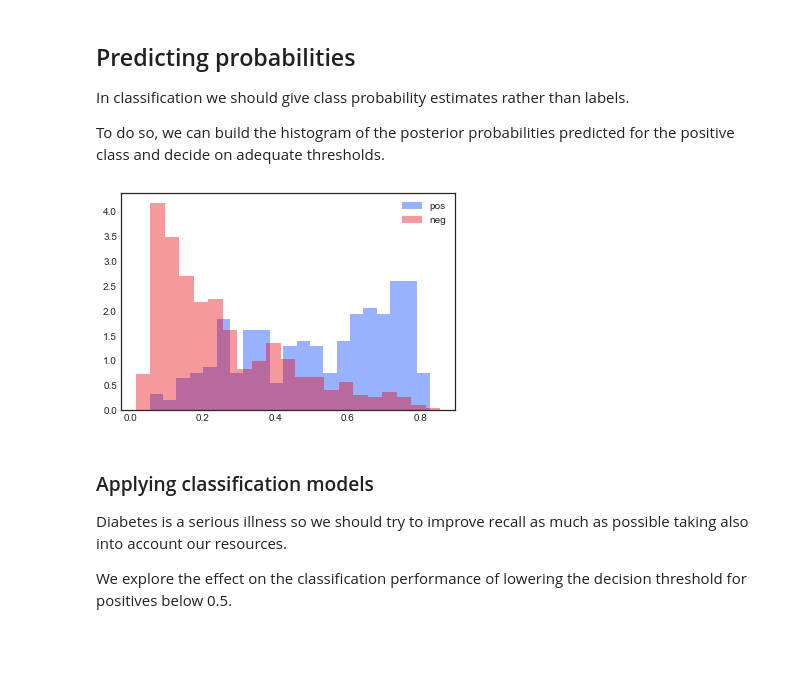
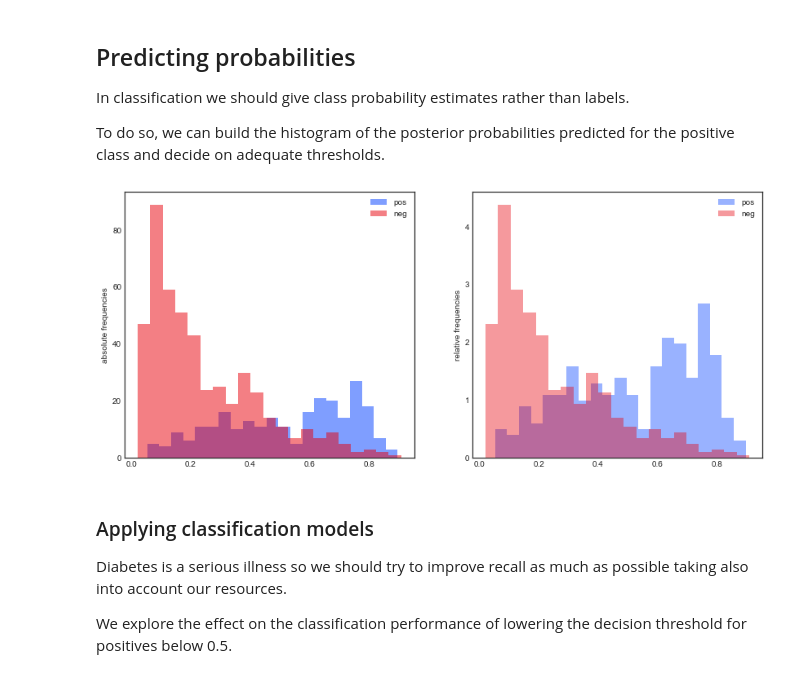
Before and after one commit to joseDorronsoro/Neural-Networks-for-Regression-and-Classification, a Jupyter notebook: nn_clasificacion_pima_2018.ipynb, the cells around one changed output. Drawn from its saved outputs; the diff is of its cells as text; code cells hidden in the pictures; blank space fills up the shorter version.

```diff
--- a/nn_clasificacion_pima_2018.ipynb
+++ b/nn_clasificacion_pima_2018.ipynb
@@ -523,8 +523,9 @@ hidden_layer_sizes = (20, 20)
 
 mlp_c = MLPClassifier(hidden_layer_sizes=hidden_layer_sizes,
                       solver='adam', activation='relu',
-                      tol=1.e-4, warm_start=True,
-                      shuffle=True, verbose=1)
+                      tol=1.e-4, max_iter=1000,
+                      warm_start=True,
+                      shuffle=True)
 
 mlp_c_alpha_search = GridSearchCV(mlp_c, param_grid=param_grid, cv=StratifiedKFold(n_folds, shuffle=True),
                                   scoring='accuracy',
@@ -567,0 +552,8 @@ GridSearchCV(cv=StratifiedKFold(n_splits=10, random_state=None, shuffle=True),
+# %%
+mlp_c = MLPClassifier(hidden_layer_sizes=hidden_layer_sizes,
+                      solver='adam', activation='relu',
+                      alpha=mlp_c_alpha_search.best_params_['alpha'],
+                      tol=1.e-4, max_iter=1000,
+                      shuffle=True, verbose=1)
+
+mlp_c.fit(x, y)
@@ -584,6 +601,6 @@ best alpha: 1.000000 acc: 0.772
 # %%
 #Second try
-l_alpha = [10. * 2.**k for k in range(-5, 6)]
+l_alpha = [1. * 2.**k for k in range(-5, 6)]
 param_grid = {'alpha': l_alpha}
 
 n_folds = 10
@@ -591,7 +608,7 @@ hidden_layer_sizes = (20, 20)
 
 mlp_c = MLPClassifier(hidden_layer_sizes=hidden_layer_sizes,
                       solver='adam', activation='relu',
-                      tol=1.e-4, warm_start=True,
+                      tol=1.e-4, warm_start=False,
                       shuffle=True)
 
 mlp_c_alpha_search_01 = GridSearchCV(mlp_c, param_grid=param_grid, cv=StratifiedKFold(n_folds, shuffle=True),
@@ -686,7 +703,7 @@ mlp_c = MLPClassifier(hidden_layer_sizes=hidden_layer_sizes,
                       alpha=best_alpha,
                       solver='adam', activation='relu',
                       tol=1.e-4, max_iter=1000,
-                      warm_start=True,
+                      warm_start=False,
                       shuffle=True)
 
 y_pred = cross_val_predict(mlp_c, x, y, cv=StratifiedKFold(n_folds, shuffle=True))
@@ -696,19 +713,26 @@ p_pred = cross_val_predict(mlp_c, x, y, cv=StratifiedKFold(n_folds, shuffle=True
 # %%
 pos = np.where(y == 1)[0]
 neg = np.where(y == 0)[0]
 
 bins = 21
 
-#plt.hist( p_pred[pos, 1], bins=bins, color='b', label='pos', alpha=0.5)
-#plt.hist( p_pred[neg, 1], bins=bins, color='r', label='neg', alpha=0.5)
+plt.figure(figsize=(14, 6))
 
+plt.subplot(1, 2, 1)
+plt.ylabel("absolute frequencies")
+plt.hist( p_pred[pos, 1], bins=bins, normed=False, color='b', label='pos', alpha=0.5)
+plt.hist( p_pred[neg, 1], bins=bins, normed=False, color='r', label='neg', alpha=0.5)
+plt.legend(loc='best')
+
+plt.subplot(1, 2, 2)
+plt.ylabel("relative frequencies")
 sns.distplot( p_pred[pos, 1], bins=bins, norm_hist=True, kde=False, color='b', label='pos')
 sns.distplot( p_pred[neg, 1], bins=bins, norm_hist=True, kde=False, color='r', label='neg')
+plt.legend(loc='best')
 
-plt.legend(loc='best')
 plt.show()
 # %% [output]
-[figure, old version]
+[figure, new version]
 # %% [markdown]
 ### Applying classification models
 
```
Also changed, not shown: parts of 14 cells of this notebook, 2 other files.
